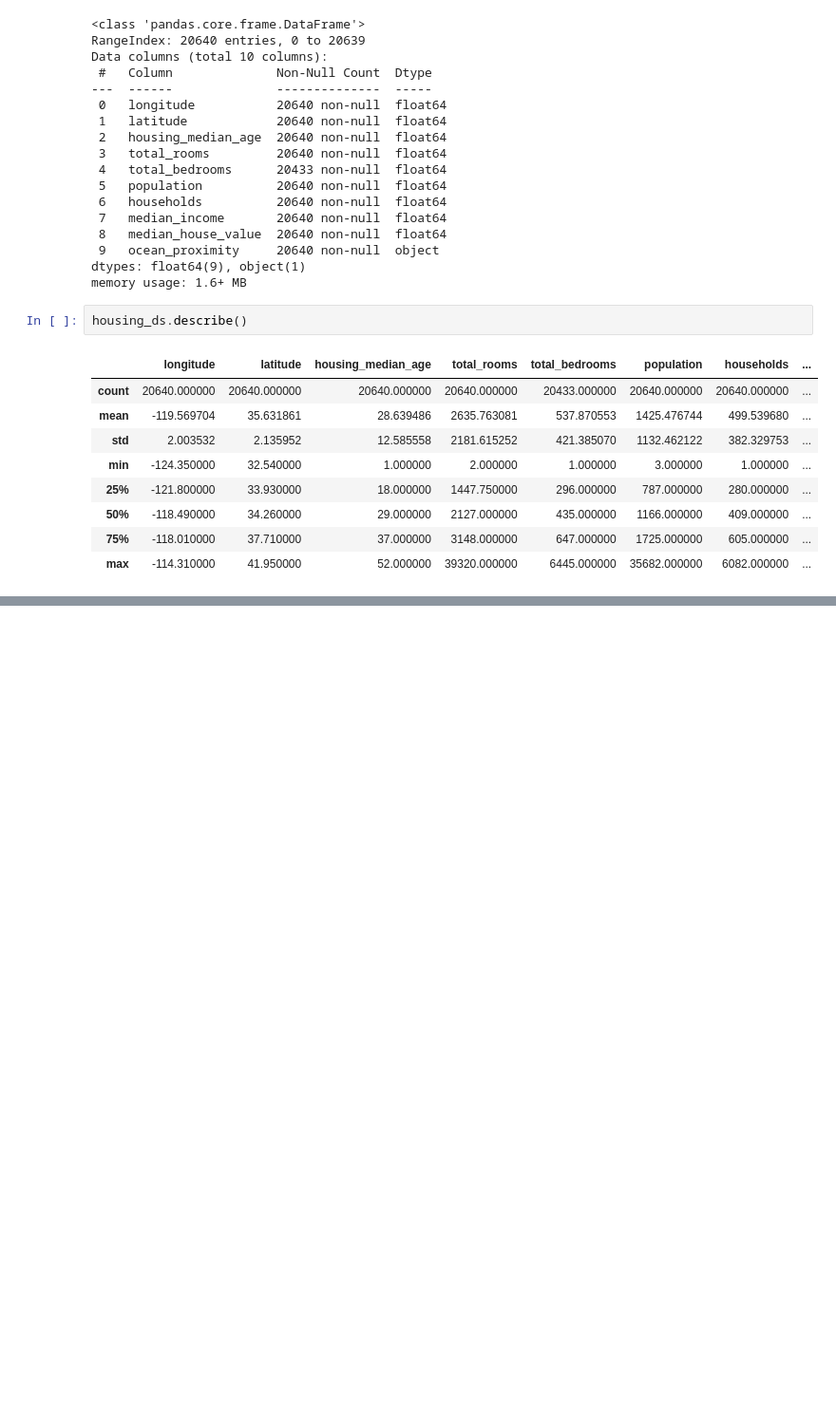
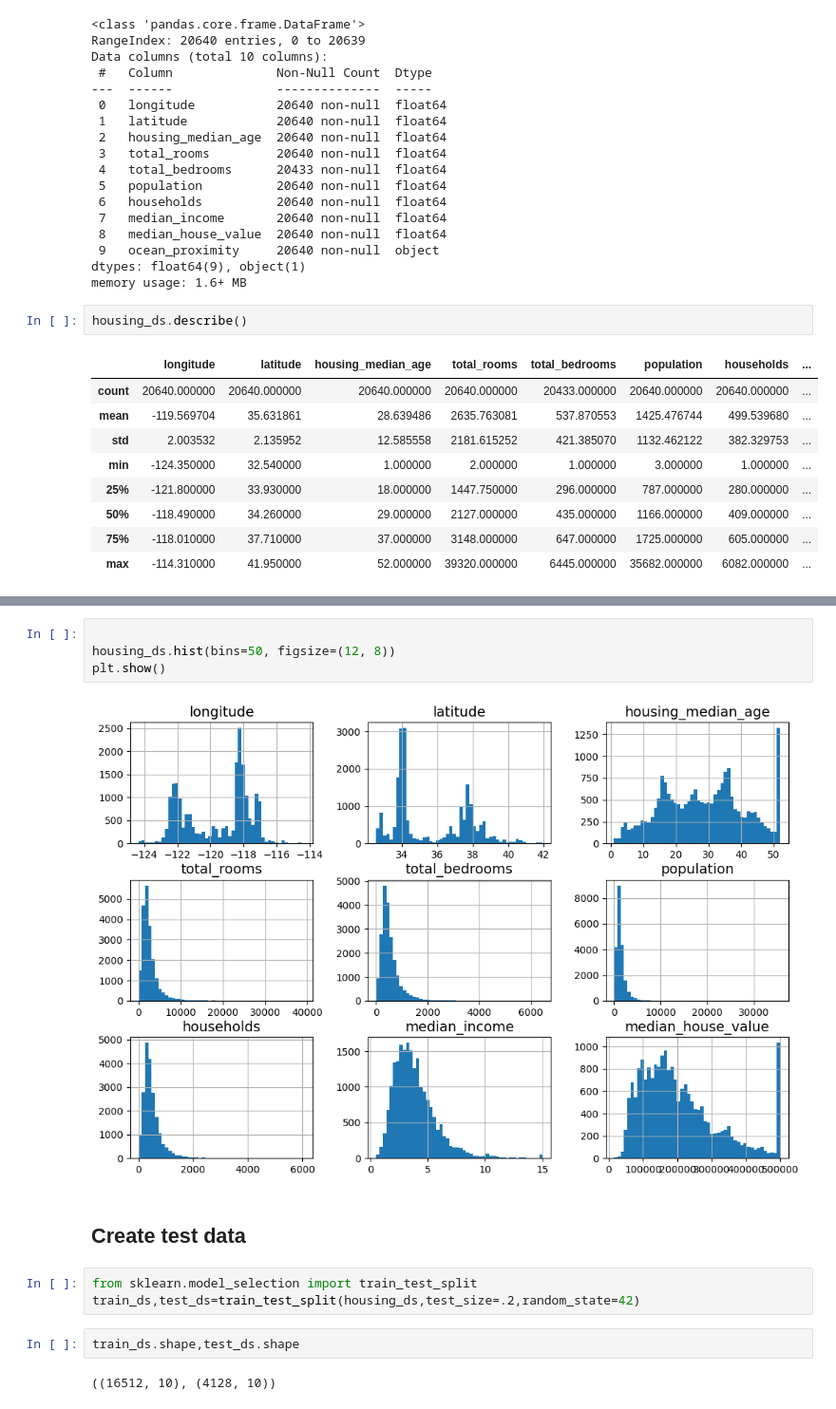
Before and after one commit to asrevo-applied-ml/basic-ml, a Jupyter notebook: e2e_ml.ipynb, the cells around one changed output, grey strips where cells are left out. Shown at 95% size. Cells and saved outputs as stored; diff of their text form; blank space fills up the shorter version.

```diff
--- a/e2e_ml.ipynb
+++ b/e2e_ml.ipynb
@@ -60,0 +58,15 @@ housing_ds.describe()
+# %%
+
+housing_ds.hist(bins=50, figsize=(12, 8))
+plt.show()
+# %% [output]
+[figure, added]
+# %% [markdown]
+## Create test data
+# %%
+from sklearn.model_selection import train_test_split
+train_ds,test_ds=train_test_split(housing_ds,test_size=.2,random_state=42)
+# %%
+train_ds.shape,test_ds.shape
+# %% [output]
+((16512, 10), (4128, 10))
```
Also changed, not shown: parts of 11 cells of this notebook.
